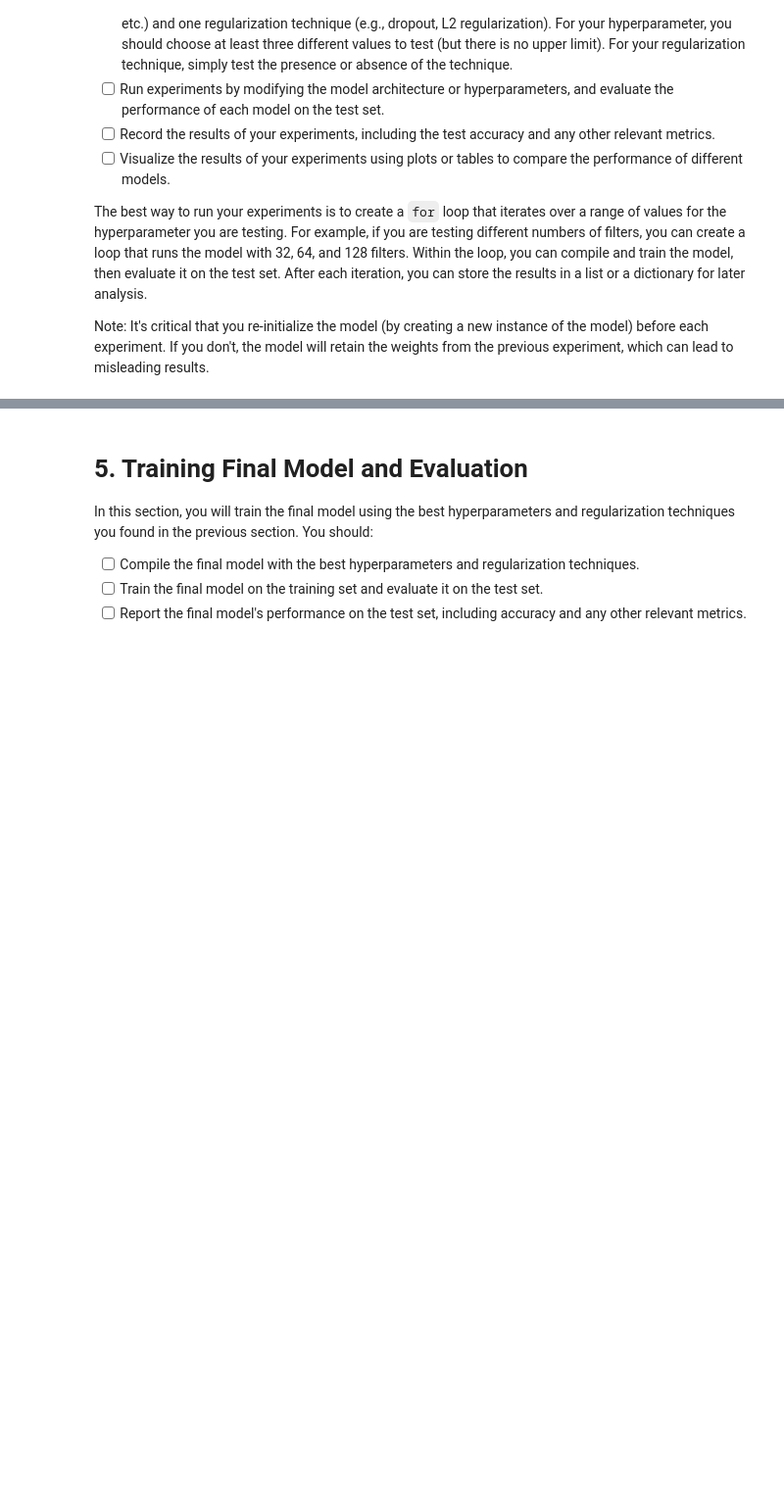
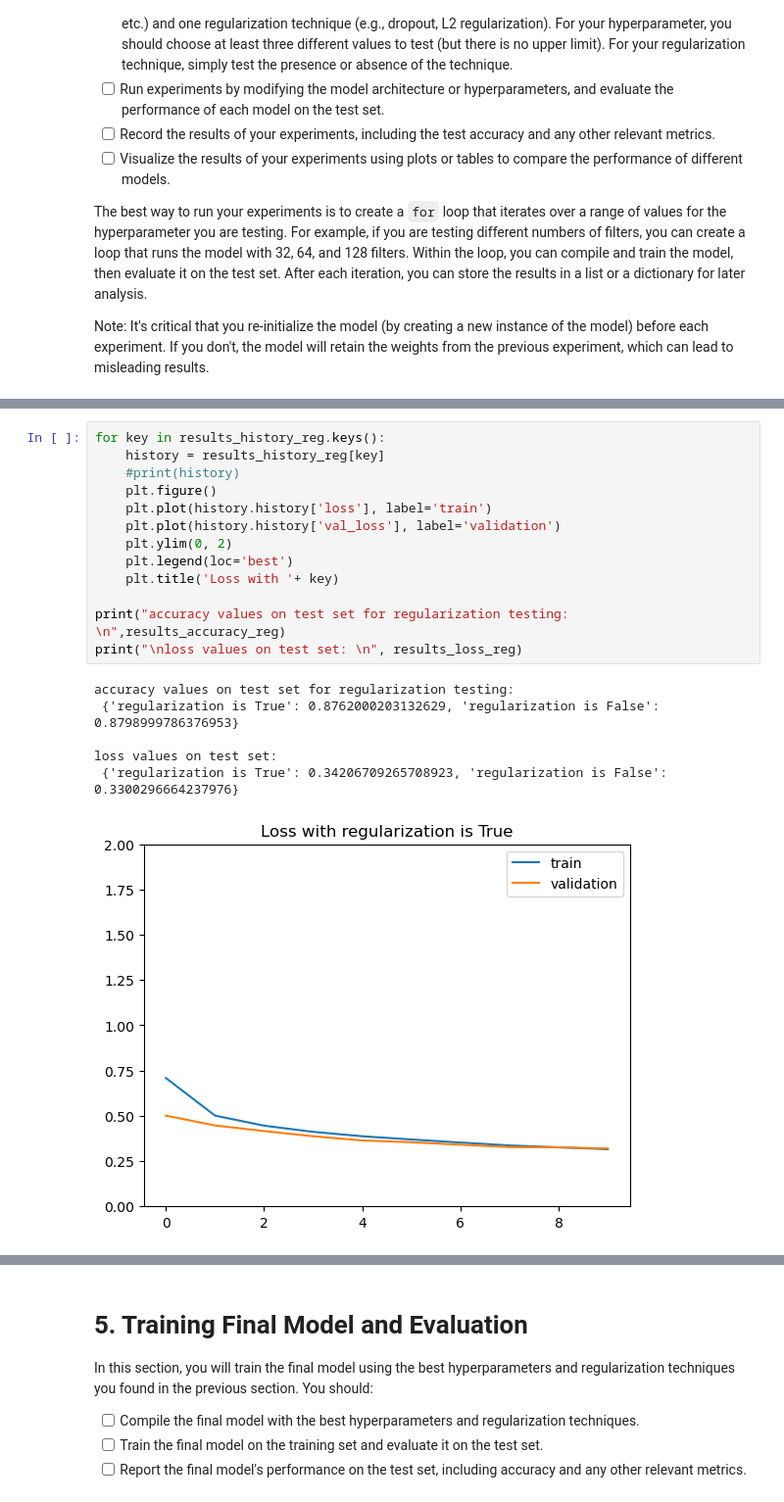
Before and after one commit to slathwal/deep_learning, a Jupyter notebook: 02_activities/assignments/assignment_1.ipynb, the cells around one changed output, grey strips where cells are left out. Shown: that part at 98% size. Drawn from its saved outputs; the diff is of its cells as text; blank space fills up the shorter version.

```diff
--- a/02_activities/assignments/assignment_1.ipynb
+++ b/02_activities/assignments/assignment_1.ipynb
@@ -274,0 +407,20 @@ Note: It's critical that you re-initialize the model (by creating a new instance
+# %%
+for key in results_history_reg.keys():
+    history = results_history_reg[key]
+    #print(history)
+    plt.figure()
+    plt.plot(history.history['loss'], label='train')
+    plt.plot(history.history['val_loss'], label='validation')
+    plt.ylim(0, 2)
+    plt.legend(loc='best')
+    plt.title('Loss with '+ key)
+
+print("accuracy values on test set for regularization testing: \n",results_accuracy_reg)
+print("\nloss values on test set: \n", results_loss_reg)
+# %% [output]
+accuracy values on test set for regularization testing:
+ {'regularization is True': 0.8762000203132629, 'regularization is False': 0.8798999786376953}
+
+loss values on test set:
+ {'regularization is True': 0.34206709265708923, 'regularization is False': 0.3300296664237976}
+[figure, added]
```
Also changed, not shown: parts of 8 cells of this notebook.
